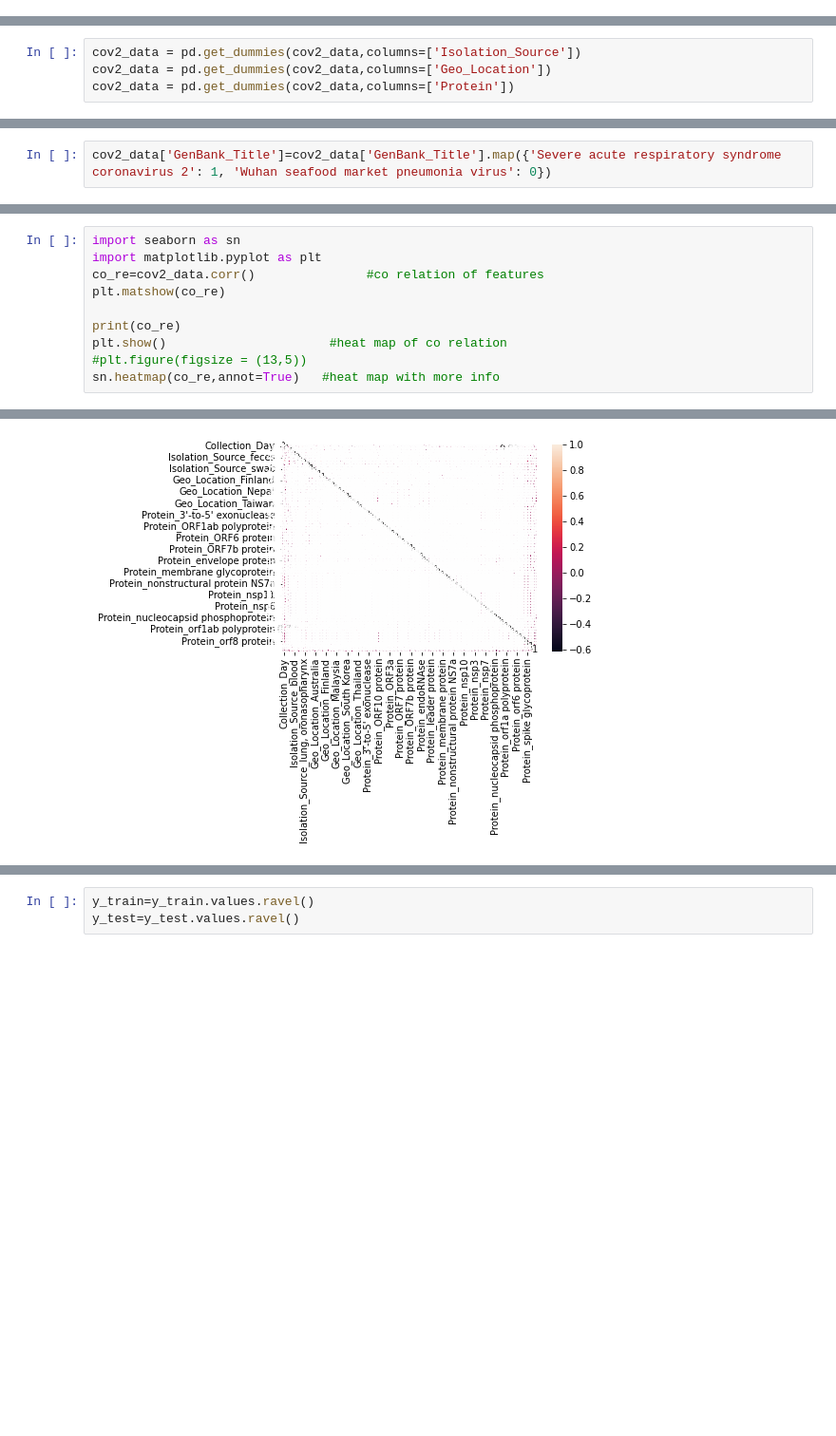
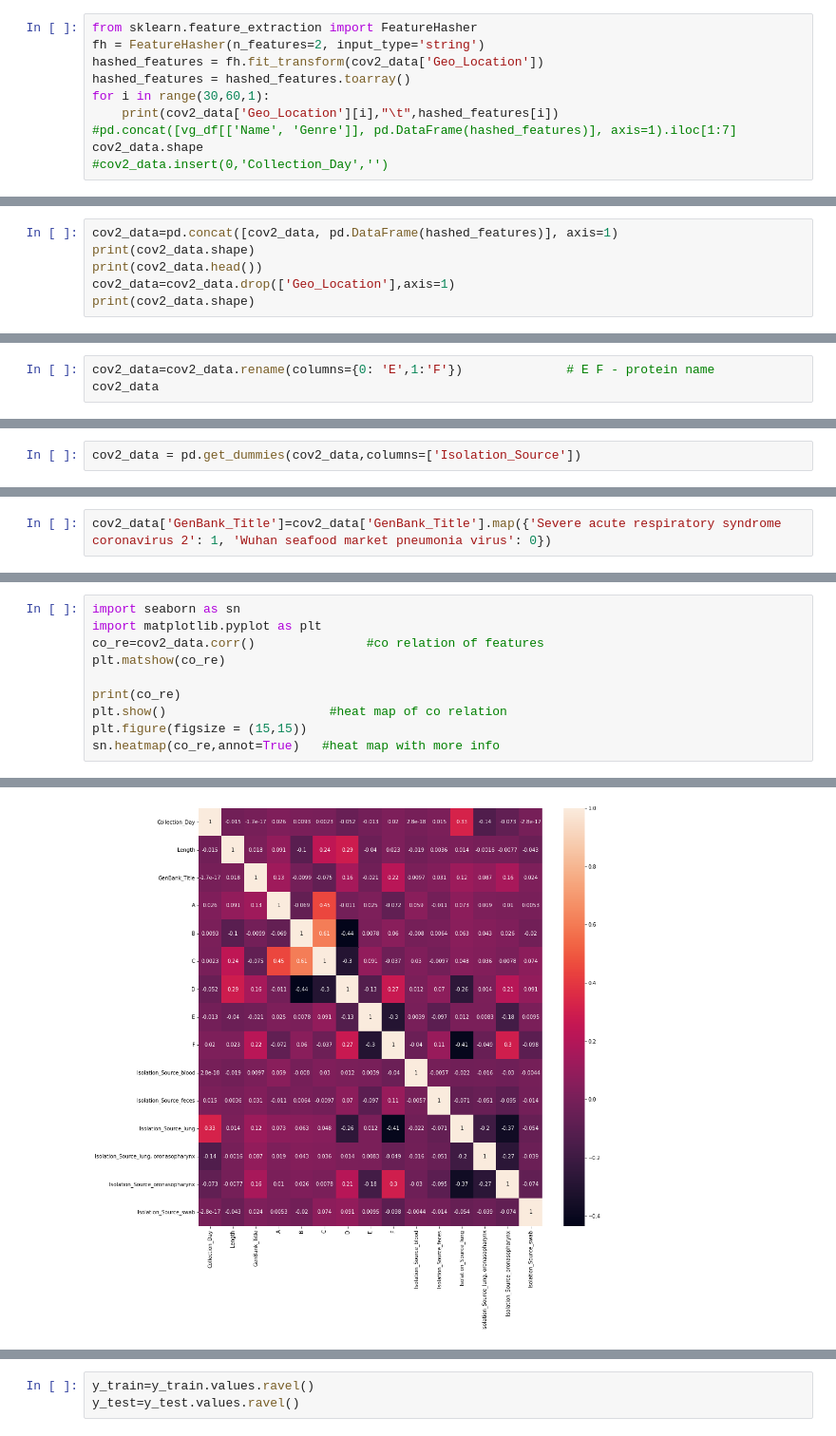
Before and after one commit to hurutta/XFedAi, a Jupyter notebook: XFedAi_v1.ipynb, the cells around one changed output, grey strips where cells are left out. Shown at 95% size. Cells and saved outputs as stored; diff of their text form; blank space fills up the shorter version.

```diff
--- a/XFedAi_v1.ipynb
+++ b/XFedAi_v1.ipynb
@@ -310,0 +389,10 @@ dtype: int64
+# %%
+from sklearn.feature_extraction import FeatureHasher
+fh = FeatureHasher(n_features=2, input_type='string')
+hashed_features = fh.fit_transform(cov2_data['Geo_Location'])
+hashed_features = hashed_features.toarray()
+for i in range(30,60,1):
+    print(cov2_data['Geo_Location'][i],"\t",hashed_features[i])
+#pd.concat([vg_df[['Name', 'Genre']], pd.DataFrame(hashed_features)], axis=1).iloc[1:7]
+cov2_data.shape
+#cov2_data.insert(0,'Collection_Day','')
@@ -310,0 +418,6 @@ dtype: int64
+# %%
+cov2_data=pd.concat([cov2_data, pd.DataFrame(hashed_features)], axis=1)
+print(cov2_data.shape)
+print(cov2_data.head())
+cov2_data=cov2_data.drop(['Geo_Location'],axis=1)
+print(cov2_data.shape)
@@ -310,0 +435,3 @@ dtype: int64
+# %%
+cov2_data=cov2_data.rename(columns={0: 'E',1:'F'})              # E F - protein name
+cov2_data
@@ -311,7 +456,5 @@ dtype: int64
 # %%
 cov2_data = pd.get_dummies(cov2_data,columns=['Isolation_Source'])
-cov2_data = pd.get_dummies(cov2_data,columns=['Geo_Location'])
-cov2_data = pd.get_dummies(cov2_data,columns=['Protein'])
 # %%
 cov2_data.isnull().sum()
 # %% [output]
@@ -395,6 +553,6 @@ plt.matshow(co_re)
 
 print(co_re)
 plt.show()                      #heat map of co relation
-#plt.figure(figsize = (13,5))
+plt.figure(figsize = (15,15))
 sn.heatmap(co_re,annot=True)   #heat map with more info
 # %% [output]
@@ -416,5 +578,5 @@ Protein_surface glycoprotein   -3.744678e-02  ...                      1.000000
 <matplotlib.axes._subplots.AxesSubplot at 0x...>
-[figure, old version]
+[figure, new version]
 # %%
 cov2_data.columns
 # %% [output]
```
Also changed, not shown: parts of 38 cells of this notebook.
